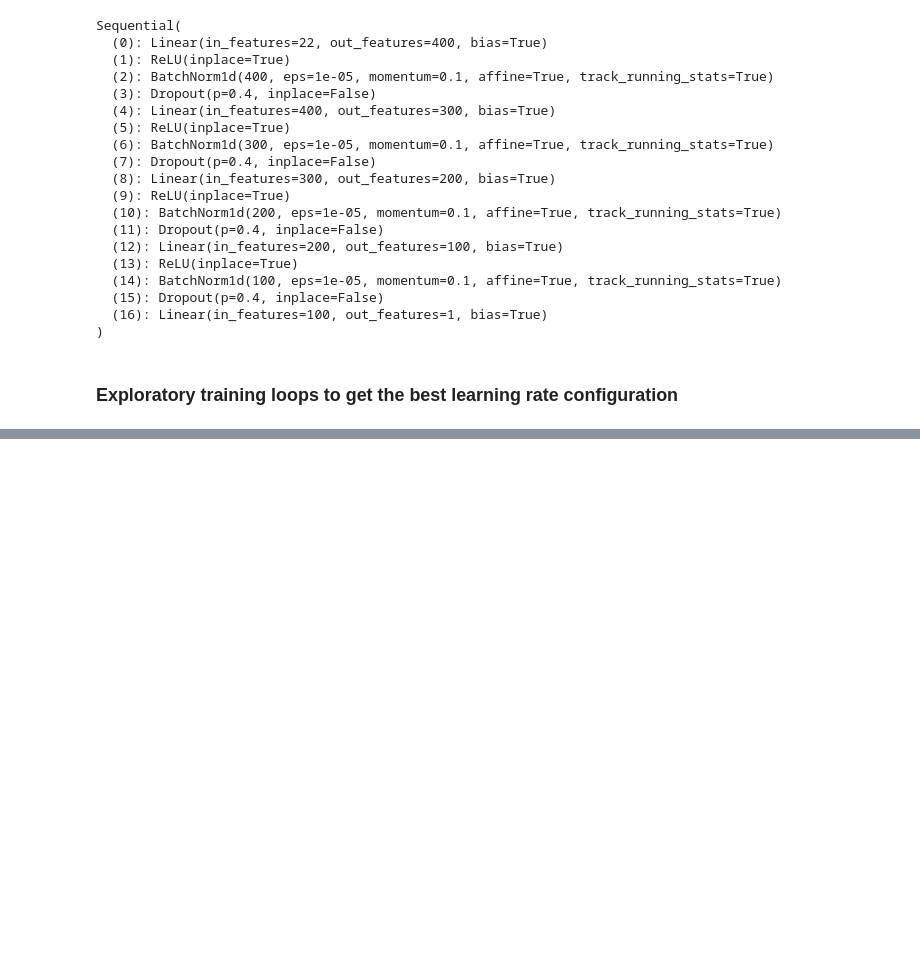
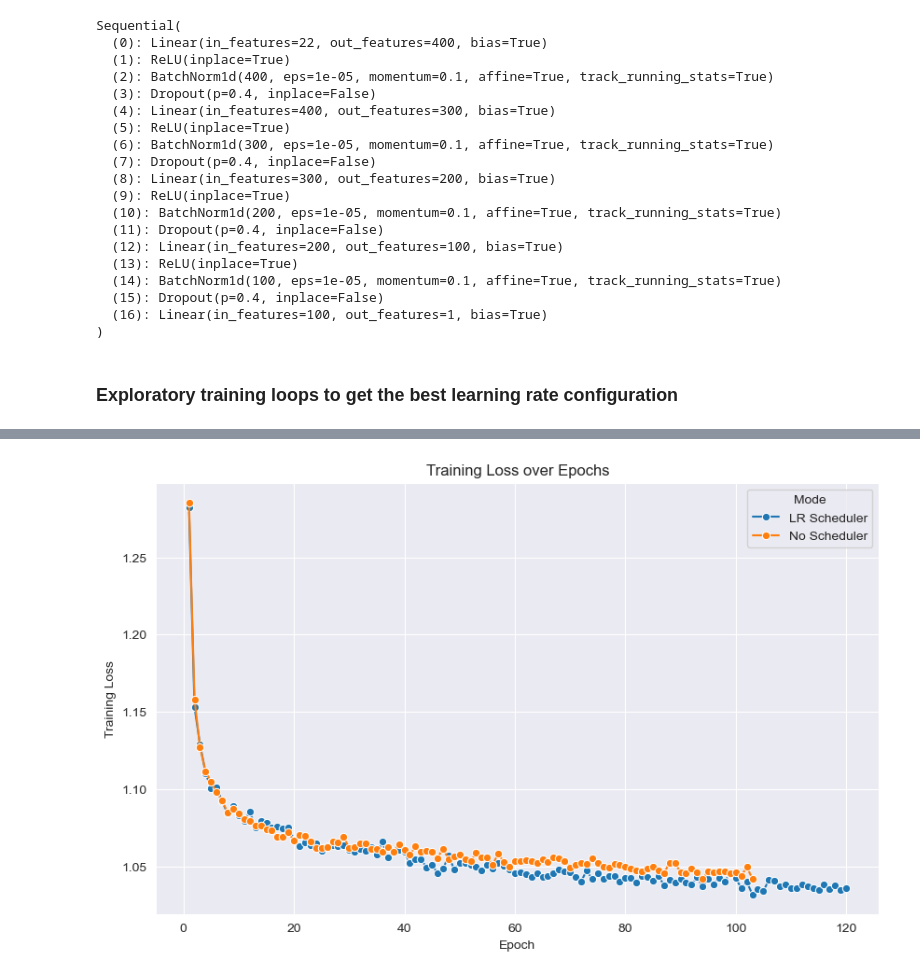
Before and after one commit to omar11205/torchDeepLearning, a Jupyter notebook: ANN/20_torch_taxi_fares_p3.ipynb, the cells around one changed output, grey strips where cells are left out. Saved outputs shown, nothing was run; the diff lists cells and outputs as text; code cells hidden in the pictures; blank space fills up the shorter version.

```diff
--- a/ANN/20_torch_taxi_fares_p3.ipynb
+++ b/ANN/20_torch_taxi_fares_p3.ipynb
@@ -547,0 +361,11 @@ plt.show()
+# %%
+plt.figure(figsize=(10, 6))
+sns.lineplot(data=results_df, x='Epoch', y='Train Loss', hue='Mode', marker='o')
+plt.title('Training Loss over Epochs')
+plt.xlabel('Epoch')
+plt.ylabel('Training Loss')
+plt.legend(title='Mode')
+plt.grid(True)
+plt.show()
+# %% [output]
+[figure, added]
```
Also changed, not shown: parts of 21 cells of this notebook, 1 other file.
